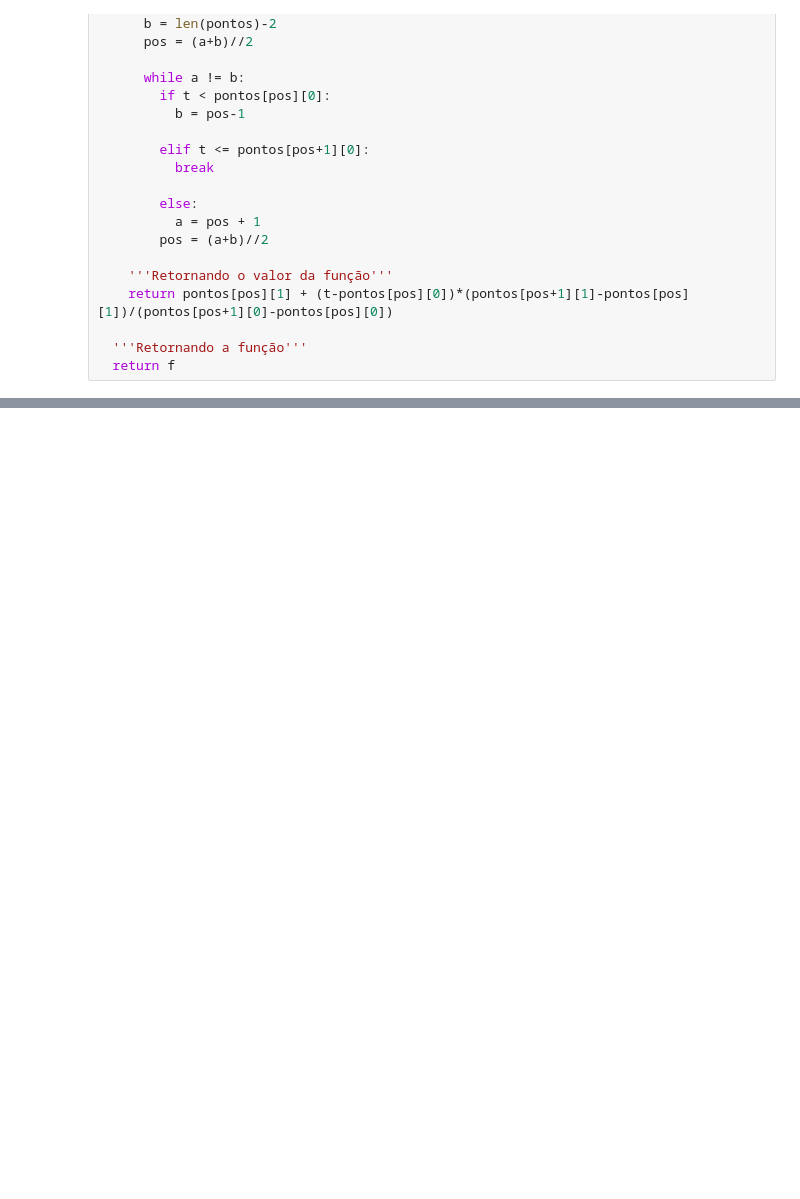
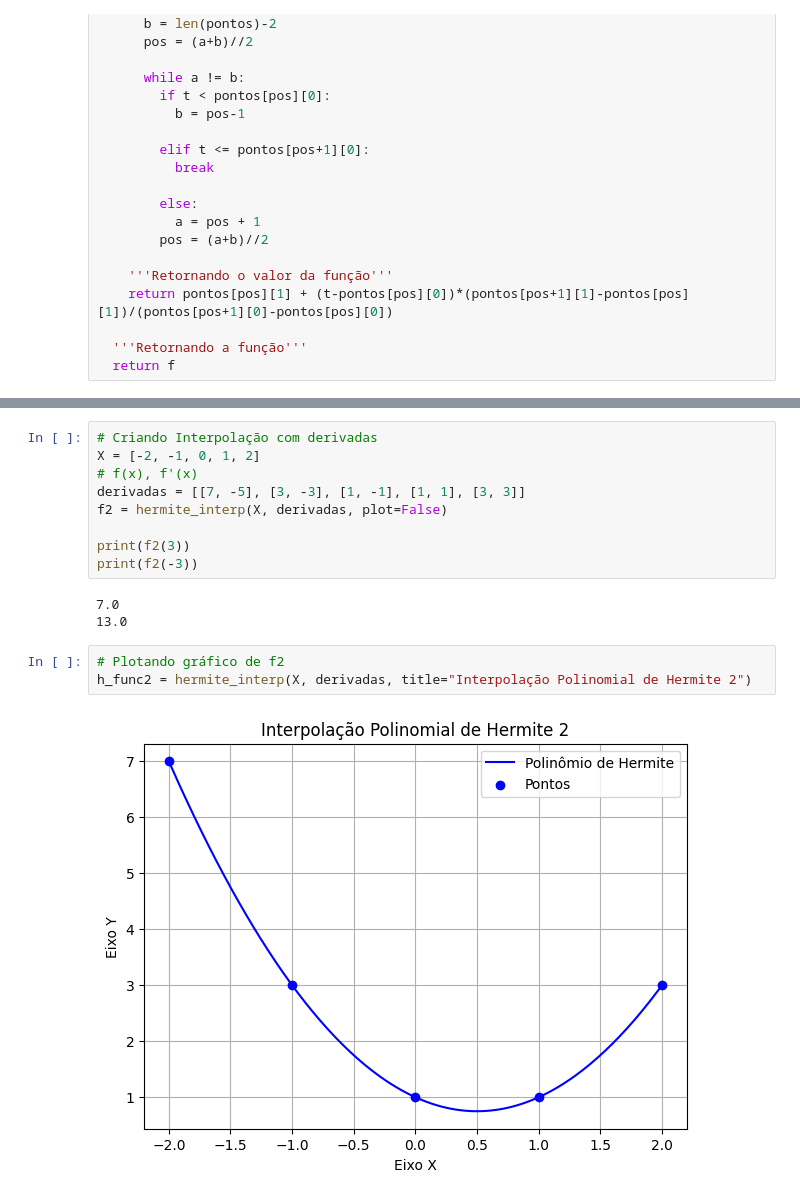
Before and after one commit to al-gabriel-martinez/CB2325NumericaG-03-, a Jupyter notebook: Pasta_de_Exemplos/Exemplos_de_Interpolação.ipynb, the cells around one changed output, grey strips where cells are left out. Drawn from its saved outputs; the diff is of its cells as text; blank space fills up the shorter version.

```diff
--- a/Pasta_de_Exemplos/Exemplos_de_Interpolação.ipynb
+++ b/Pasta_de_Exemplos/Exemplos_de_Interpolação.ipynb
@@ -131,0 +269,17 @@ O seno de 30° vale(aprox): 0.4970912322408898
+# %%
+# Criando Interpolação com derivadas
+X = [-2, -1, 0, 1, 2]
+# f(x), f'(x)
+derivadas = [[7, -5], [3, -3], [1, -1], [1, 1], [3, 3]]
+f2 = hermite_interp(X, derivadas, plot=False)
+
+print(f2(3))
+print(f2(-3))
+# %% [output]
+7.0
+13.0
+# %%
+# Plotando gráfico de f2
+h_func2 = hermite_interp(X, derivadas, title="Interpolação Polinomial de Hermite 2")
+# %% [output]
+[figure, added]
```
Also changed, not shown: parts of 14 cells of this notebook.
